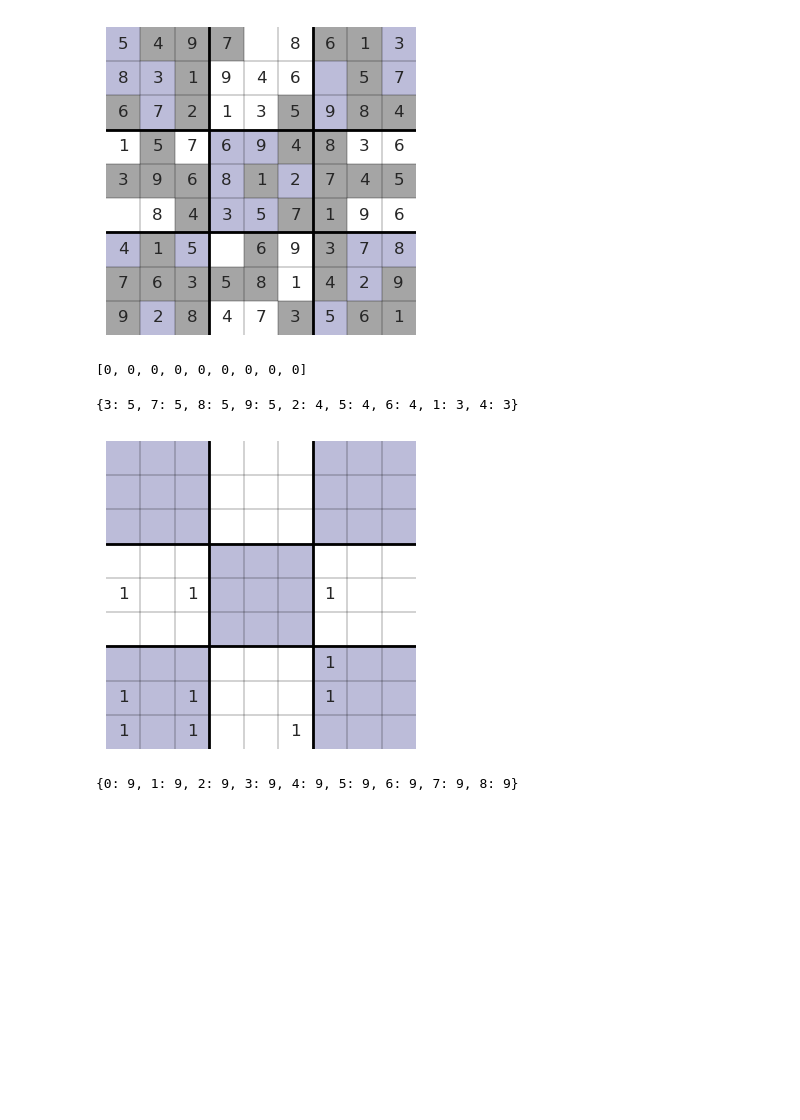
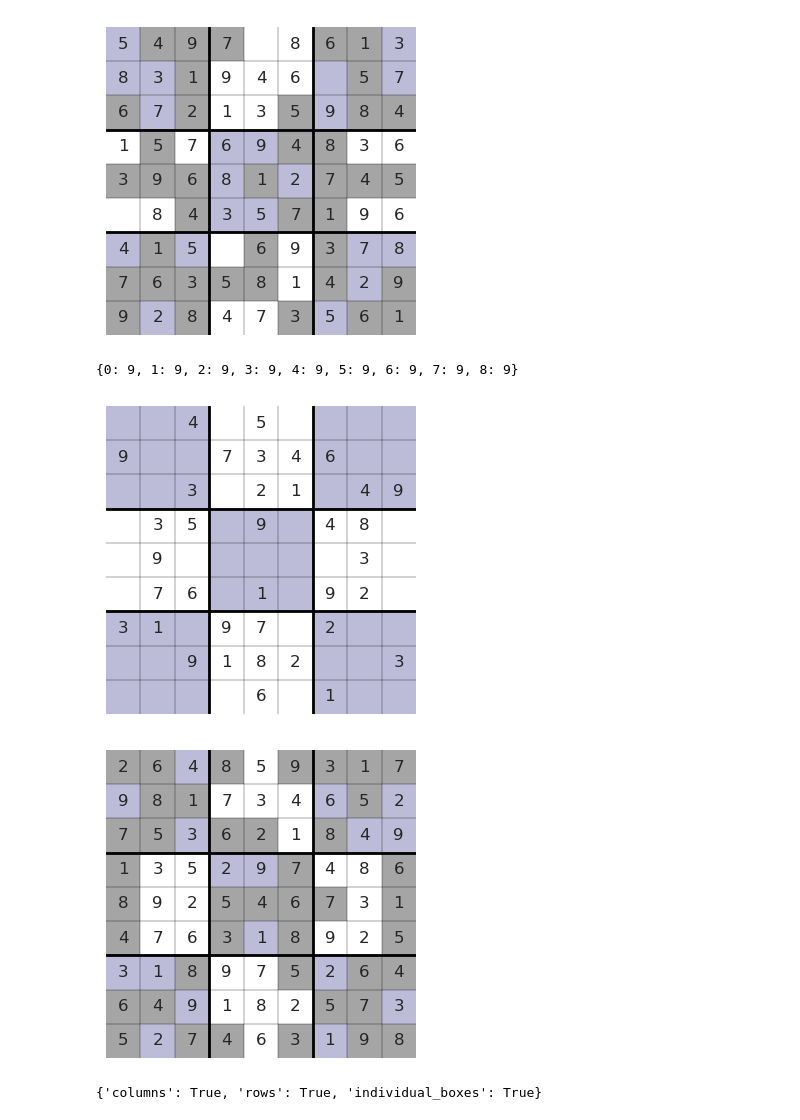
Before and after one commit to rjmat97/sudoku, a Jupyter notebook: main.ipynb, the cells around one changed output. Drawn from its saved outputs; the diff is of its cells as text; code cells hidden in the pictures; blank space fills up the shorter version.

```diff
--- a/main.ipynb
+++ b/main.ipynb
@@ -137,24 +265,6 @@ s1 = importData('set_2_step1.csv')
 matMap(s1, plot[1])
 # %% [output]
 [figure]
-# %%
-[0 for i in range(9)]
-# %% [output]
-[0, 0, 0, 0, 0, 0, 0, 0, 0]
-# %%
-def findHidden(mat, srch):
-    x = np.array(list(map(lambda x: not int(x.__contains__(srch)), mat)))
-    y = np.array(list(map(lambda x: not int(x.__contains__(srch)), mat.T)))
-    m = mat.copy() # mask
-    m[m>0]=1
-    t = (x[:, None] * y) - m
-    t[t<0]=0
-    return t
-print(calcMax(s1))
-matMap(findHidden(s1, 3))
-# %% [output]
-{3: 5, 7: 5, 8: 5, 9: 5, 2: 4, 5: 4, 6: 4, 1: 3, 4: 3}
-[figure, removed]
 # %%
 def slicer(mat):
     rmat = []
@@ -180,0 +293,31 @@ v = np.trim_zeros(a[0]).tolist()
+# %%
+e1 = importBlob('./data/easy_1.blob')
+custom_map = col_map_std.copy()
+matMap(e1)
+
+# %timeit main(e1, col_map=col_map_std.copy(), iter=40)
+e2, custom_map = main(e1, col_map=col_map_std.copy(), iter=40)
+matMap(e2, custom_map)
+# %% [output]
+[figure, added]
+[figure, added]
+# %%
+def validate(mat):
+    exp = np.full((9), 45)
+    c = mat.sum(axis=1) == exp
+    r = mat.sum(axis=0) == exp
+    s = []
+    for i in range(3):
+        for j in range(3):
+            s.append(mat[i*3:(i+1)*3,j*3:(j+1)*3].flatten().sum())
+
+    s = list(set(s))
+    s = len(s)==1 and s[0]==45
+    return {"columns": list(set(c))[0],'rows': list(set(r))[0], 'individual_boxes': s}
+
+def compVal(mat, res):
+    return int(''.join([f'{i}' for i in mat.flatten().tolist()]) == res)
+
+validate(e1)
+# %% [output]
+{'columns': True, 'rows': True, 'individual_boxes': True}
```
Also changed, not shown: parts of 28 cells of this notebook, 7 other files.
